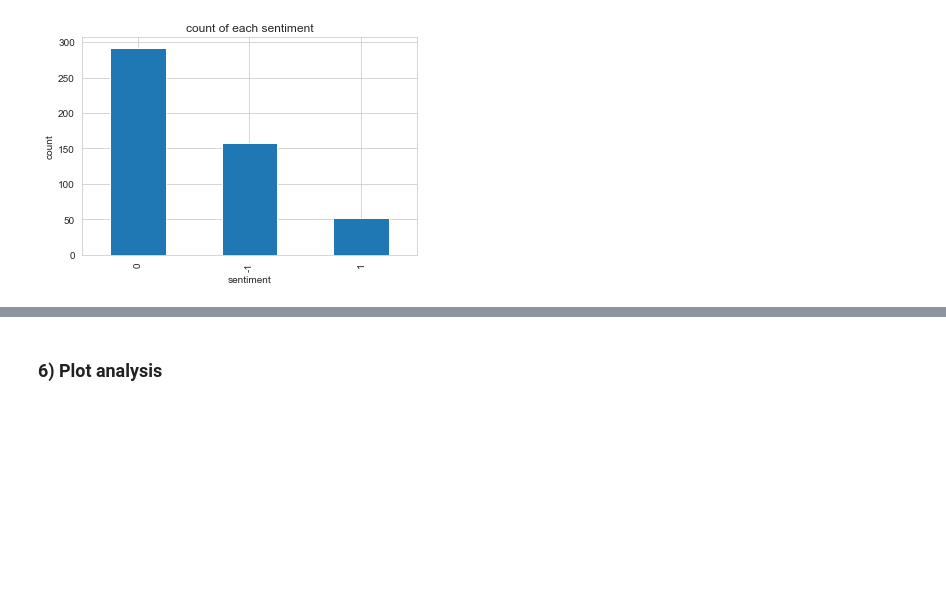
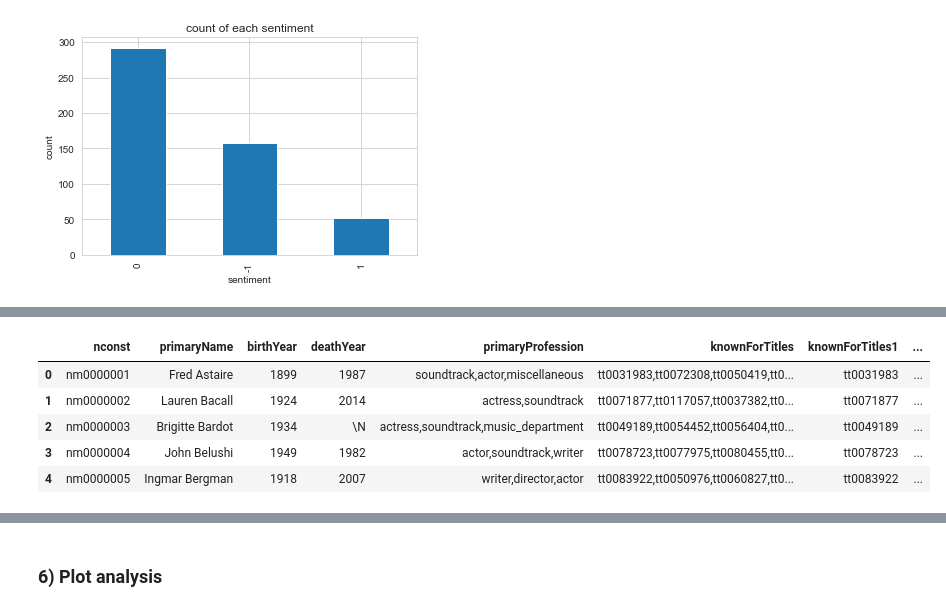
Before and after one commit to epfl-ada/ada-2022-project-pythonistrash, a Jupyter notebook: Milestone2.ipynb, the cells around one changed output, grey strips where cells are left out. Cells and saved outputs as stored; diff of their text form; code cells hidden in the pictures; blank space fills up the shorter version.

```diff
--- a/Milestone2.ipynb
+++ b/Milestone2.ipynb
@@ -810,0 +812,3 @@ character_to_type['sentiment'].value_counts().plot(kind='bar', xlabel= 'sentimen
+# %%
+# IMDb actors dataset
+imdb_actors_df = pd.read_csv('data/imdb_name_basics.tsv', sep='	')
@@ -810,0 +824,26 @@ character_to_type['sentiment'].value_counts().plot(kind='bar', xlabel= 'sentimen
+# %%
+# Create a column for each of the titles an actor is known for
+
+def get_title_by_index(index):
+    def f(array):
+        list_ids = array.split(",")
+        corresponding_id = ""
+        if index < len(list_ids):
+            corresponding_id = list_ids[index]
+        return corresponding_id
+
+    return f
+
+imdb_actors_df['knownForTitles1'] = imdb_actors_df['knownForTitles'].apply(get_title_by_index(0))
+imdb_actors_df['knownForTitles2'] = imdb_actors_df['knownForTitles'].apply(get_title_by_index(1))
+imdb_actors_df['knownForTitles3'] = imdb_actors_df['knownForTitles'].apply(get_title_by_index(2))
+imdb_actors_df['knownForTitles4'] = imdb_actors_df['knownForTitles'].apply(get_title_by_index(3))
+# %%
+imdb_actors_df.head()
+# %% [output]
+|  | nconst | primaryName | birthYear | deathYear | primaryProfession | knownForTitles | knownForTitles1 | ... |
+| 0 | nm0000001 | Fred Astaire | 1899 | 1987 | soundtrack,actor,miscellaneous | tt0031983,tt0072308,tt0050419,tt0... | tt0031983 | ... |
+| 1 | nm0000002 | Lauren Bacall | 1924 | 2014 | actress,soundtrack | tt0071877,tt0117057,tt0037382,tt0... | tt0071877 | ... |
+| 2 | nm0000003 | Brigitte Bardot | 1934 | \N | actress,soundtrack,music_department | tt0049189,tt0054452,tt0056404,tt0... | tt0049189 | ... |
+| 3 | nm0000004 | John Belushi | 1949 | 1982 | actor,soundtrack,writer | tt0078723,tt0077975,tt0080455,tt0... | tt0078723 | ... |
+| 4 | nm0000005 | Ingmar Bergman | 1918 | 2007 | writer,director,actor | tt0083922,tt0050976,tt0060827,tt0... | tt0083922 | ... |
```
Also changed, not shown: parts of 14 cells of this notebook.
